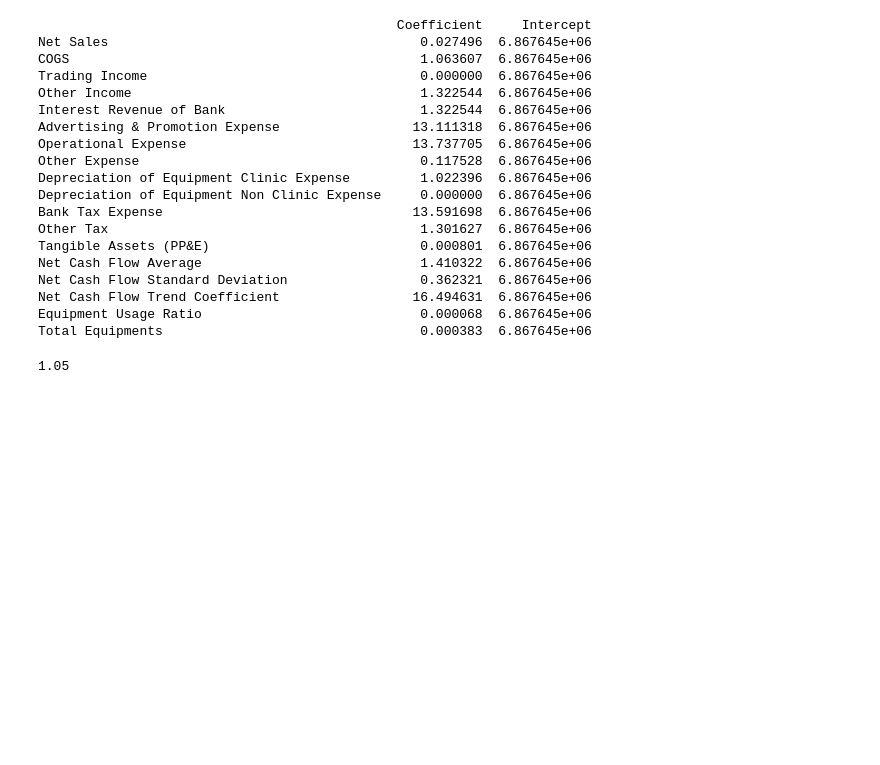
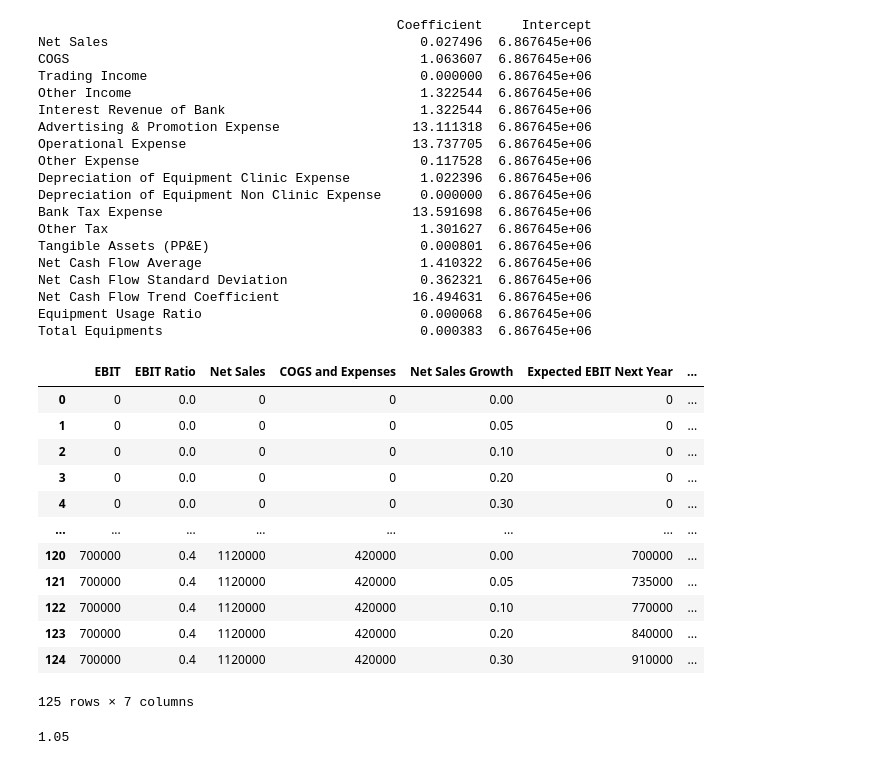
Before and after one commit to Gaia-Dental-Studio/Clinic_Value_Evaluation, a Jupyter notebook: playground.ipynb, the cells around one changed output. Cells and saved outputs as stored; diff of their text form; code cells hidden in the pictures; blank space fills up the shorter version.

```diff
--- a/playground.ipynb
+++ b/playground.ipynb
@@ -191,5 +196,20 @@ df.to_csv('combinations.csv', index=False)
 # %%
 data = pd.read_csv('EBIT_baseline_to_multiple.csv')
+data
+# %% [output]
+|  | EBIT | EBIT Ratio | Net Sales | COGS and Expenses | Net Sales Growth | Expected EBIT Next Year | ... |
+| 0 | 0 | 0.0 | 0 | 0 | 0.00 | 0 | ... |
+| 1 | 0 | 0.0 | 0 | 0 | 0.05 | 0 | ... |
+| 2 | 0 | 0.0 | 0 | 0 | 0.10 | 0 | ... |
+| 3 | 0 | 0.0 | 0 | 0 | 0.20 | 0 | ... |
+| 4 | 0 | 0.0 | 0 | 0 | 0.30 | 0 | ... |
+| ... | ... | ... | ... | ... | ... | ... | ... |
+| 120 | 700000 | 0.4 | 1120000 | 420000 | 0.00 | 700000 | ... |
+| 121 | 700000 | 0.4 | 1120000 | 420000 | 0.05 | 735000 | ... |
+| 122 | 700000 | 0.4 | 1120000 | 420000 | 0.10 | 770000 | ... |
+| 123 | 700000 | 0.4 | 1120000 | 420000 | 0.20 | 840000 | ... |
+| 124 | 700000 | 0.4 | 1120000 | 420000 | 0.30 | 910000 | ... |
+125 rows × 7 columns
 # %%
 
 
```
Also changed, not shown: parts of 2 cells of this notebook, 37 other files.
